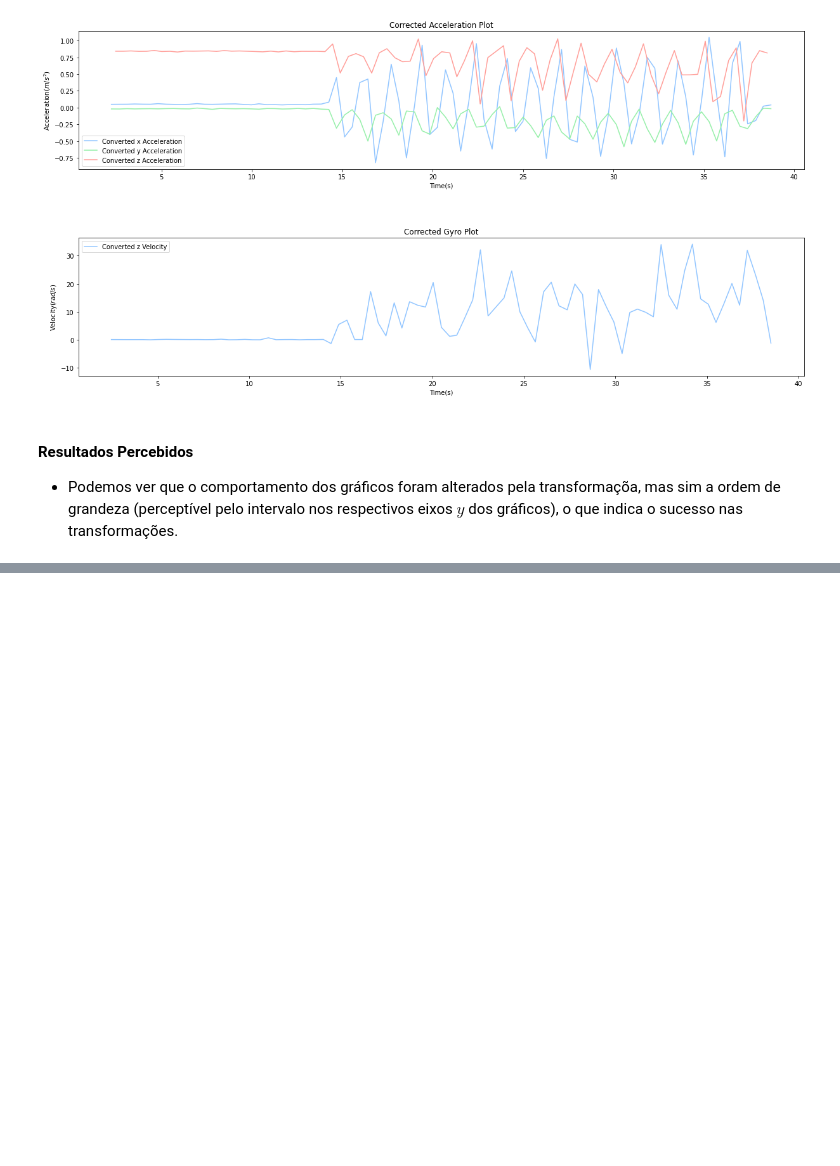
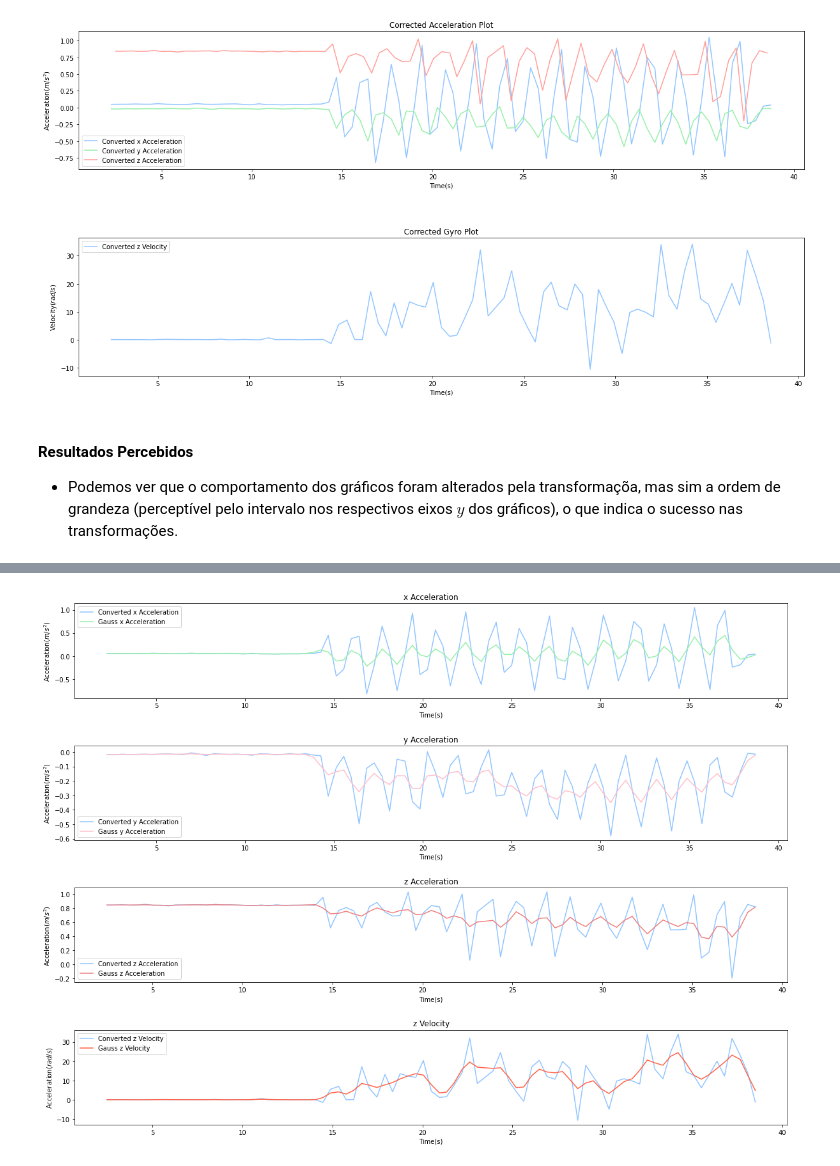
Before and after one commit to Mecatron-Projetos-e-Consultoria-Jr/RunPod, a Jupyter notebook: Data_Processing/Data_Analysis.ipynb, the cells around one changed output, grey strips where cells are left out. Drawn from its saved outputs; the diff is of its cells as text; code cells hidden in the pictures; blank space fills up the shorter version.

Commit message:
[IMPLEMENTED] GAUSS Filter and plot on all 4 data sets

```diff
--- a/Data_Processing/Data_Analysis.ipynb
+++ b/Data_Processing/Data_Analysis.ipynb
@@ -184,0 +189,50 @@ plt.show()
+# %%
+from scipy.ndimage import gaussian_filter
+from scipy.signal import savgol_filter
+
+sigma_value = 1
+
+fig, ax = plt.subplots(4, figsize = (20,15), gridspec_kw={'hspace': .5})
+plt.style.use('seaborn-pastel')
+plt.title('Raw Data Plot')
+
+
+########################################## x Acceleration ##########################################
+ax[0].set_title('x Acceleration')
+ax[0].plot(x_time_axis, convert_accel_data(x_accel), label='Converted x Acceleration')
+ax[0].plot(x_time_axis, gaussian_filter(convert_accel_data(x_accel), sigma=sigma_value), label='Gauss x Acceleration')
+
+ax[0].set(xlabel='Time(s)', ylabel='Acceleration($m/s^2$)')
+ax[0].legend()
+
+
+########################################## y Acceleration ##########################################
+ax[1].set_title('y Acceleration')
+ax[1].plot(x_time_axis, convert_accel_data(y_accel), label='Converted y Acceleration')
+ax[1].plot(x_time_axis, gaussian_filter(convert_accel_data(y_accel), sigma=sigma_value), 'pink',label='Gauss y Acceleration')
+
+ax[1].set(xlabel='Time(s)', ylabel='Acceleration($m/s^2$)')
+ax[1].legend()
+
+
+########################################## z Acceleration ##########################################
+ax[2].set_title('z Acceleration')
+ax[2].plot(z_time_axis, convert_accel_data(z_accel), label='Converted z Acceleration')
+ax[2].plot(z_time_axis, gaussian_filter(convert_accel_data(z_accel), sigma=sigma_value),'lightcoral' ,label='Gauss z Acceleration')
+
+ax[2].set(xlabel='Time(s)', ylabel='Acceleration($m/s^2$)')
+ax[2].legend()
+
+
+########################################## z Acceleration ##########################################
+ax[3].set_title('z Velocity')
+ax[3].plot(z_time_axis, convert_gyro_data(z_velocity), label='Converted z Velocity')
+ax[3].plot(z_time_axis, gaussian_filter(convert_gyro_data(z_velocity), sigma=sigma_value),'tomato' ,label='Gauss z Velocity')
+
+ax[3].set(xlabel='Time(s)', ylabel='Acceleration($rad/s$)')
+ax[3].legend()
+
+
+plt.savefig('potato.png')
+# %% [output]
+[figure, added]
```
Also changed, not shown: parts of 1 cell of this notebook.
